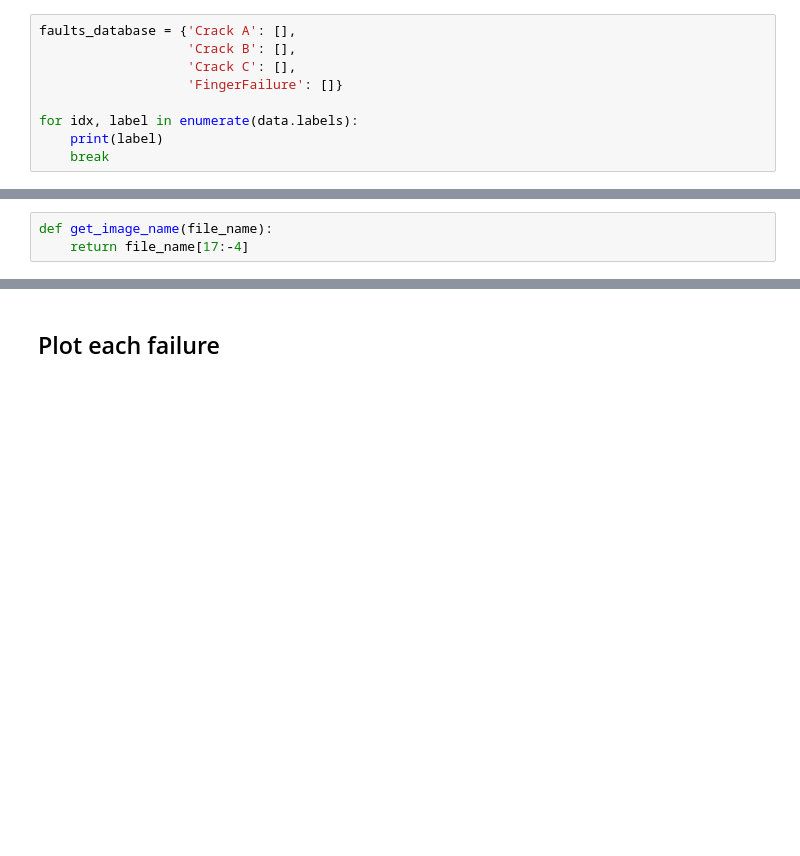
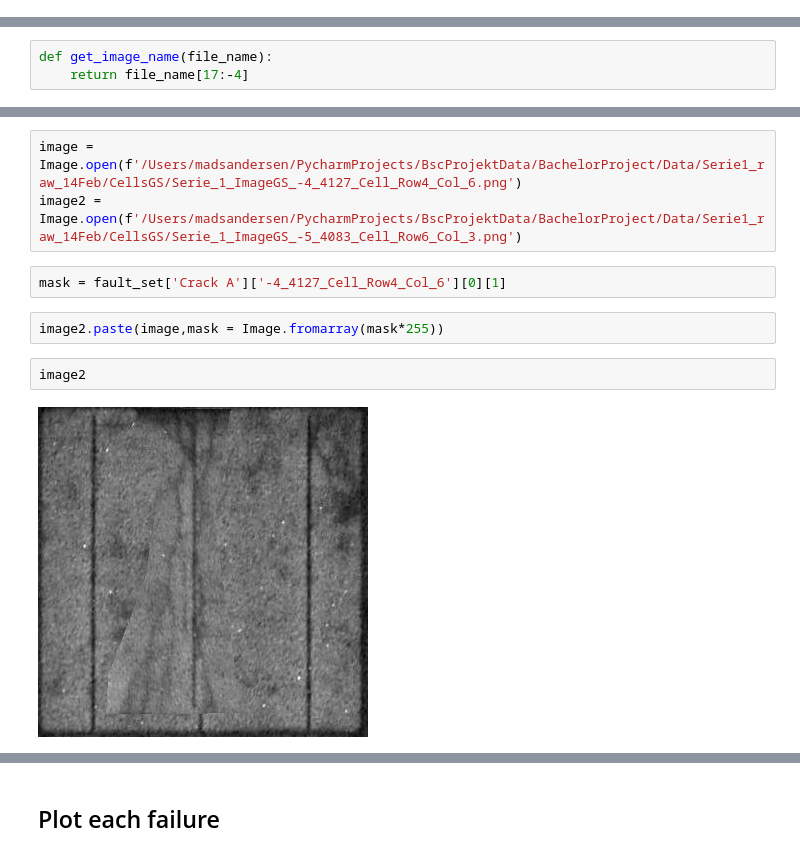
Before and after one commit to MadsAndersens/BachelorProject, a Jupyter notebook: DataExploration.ipynb, the cells around one changed output, grey strips where cells are left out. Saved outputs shown, nothing was run; the diff lists cells and outputs as text; blank space fills up the shorter version.

```diff
--- a/DataExploration.ipynb
+++ b/DataExploration.ipynb
@@ -240,12 +220,3 @@ BachelorProject/Data/Serie1_raw_14Feb/CellsGS/Serie_1_ImageGS_-10_4081_Cell_Row4
 [figure]
 # %% [markdown]
 # Create set of faults for potential synthetic data creation.
-# %%
-faults_database = {'Crack A': [],
-                   'Crack B': [],
-                   'Crack C': [],
-                   'FingerFailure': []}
-
-for idx, label in enumerate(data.labels):
-    print(label)
-    break
@@ -300,0 +409,11 @@ fileGT_Serie_1_Image_-1_4085_Cell_Row2_Col_3.mat failed loading
+# %%
+image = Image.open(f'/Users/madsandersen/PycharmProjects/BscProjektData/BachelorProject/Data/Serie1_raw_14Feb/CellsGS/Serie_1_ImageGS_-4_4127_Cell_Row4_Col_6.png')
+image2 = Image.open(f'/Users/madsandersen/PycharmProjects/BscProjektData/BachelorProject/Data/Serie1_raw_14Feb/CellsGS/Serie_1_ImageGS_-5_4083_Cell_Row6_Col_3.png')
+# %%
+mask = fault_set['Crack A']['-4_4127_Cell_Row4_Col_6'][0][1]
+# %%
+image2.paste(image,mask = Image.fromarray(mask*255))
+# %%
+image2
+# %% [output]
+[figure, added]
```
Also changed, not shown: parts of 35 cells of this notebook, 1 other file.
